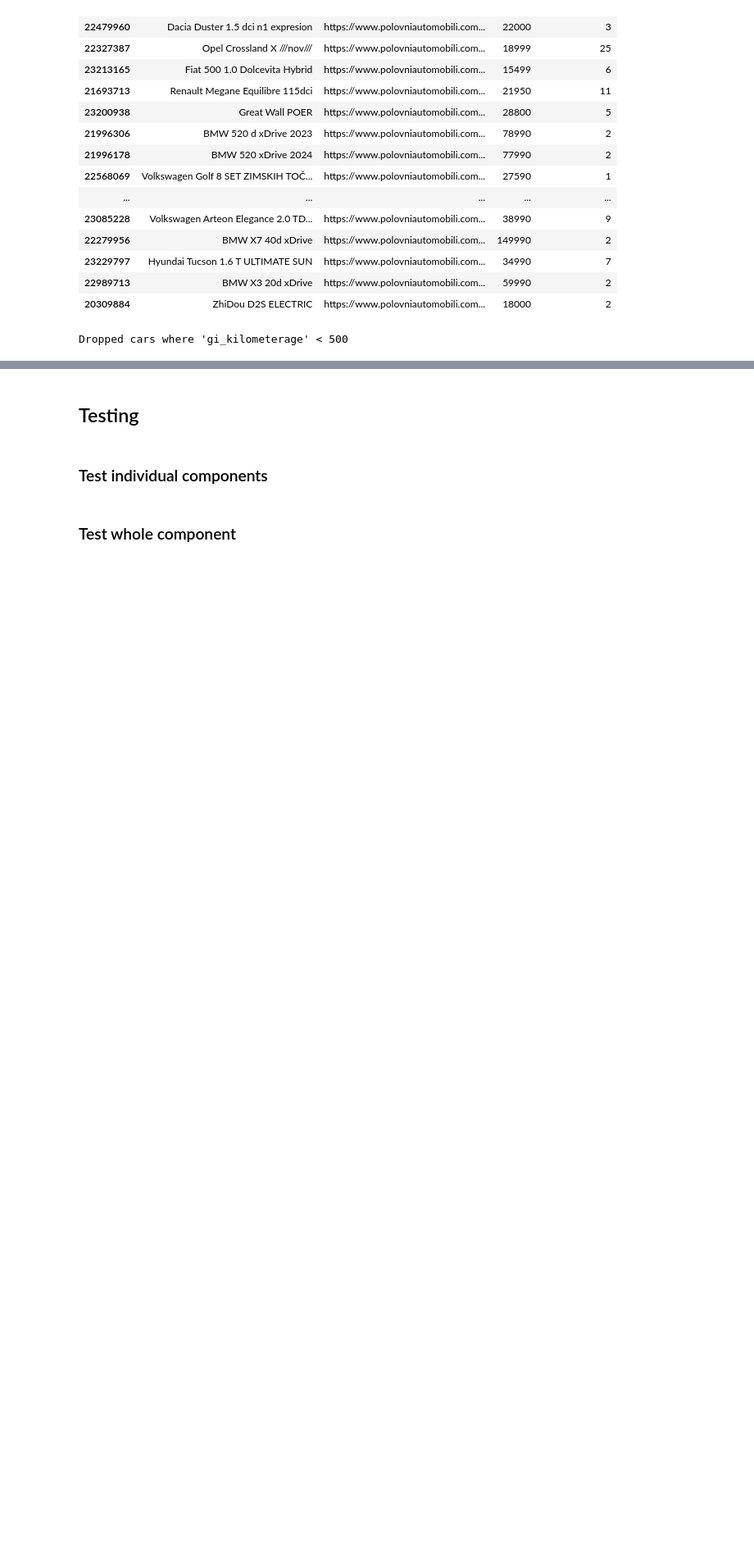
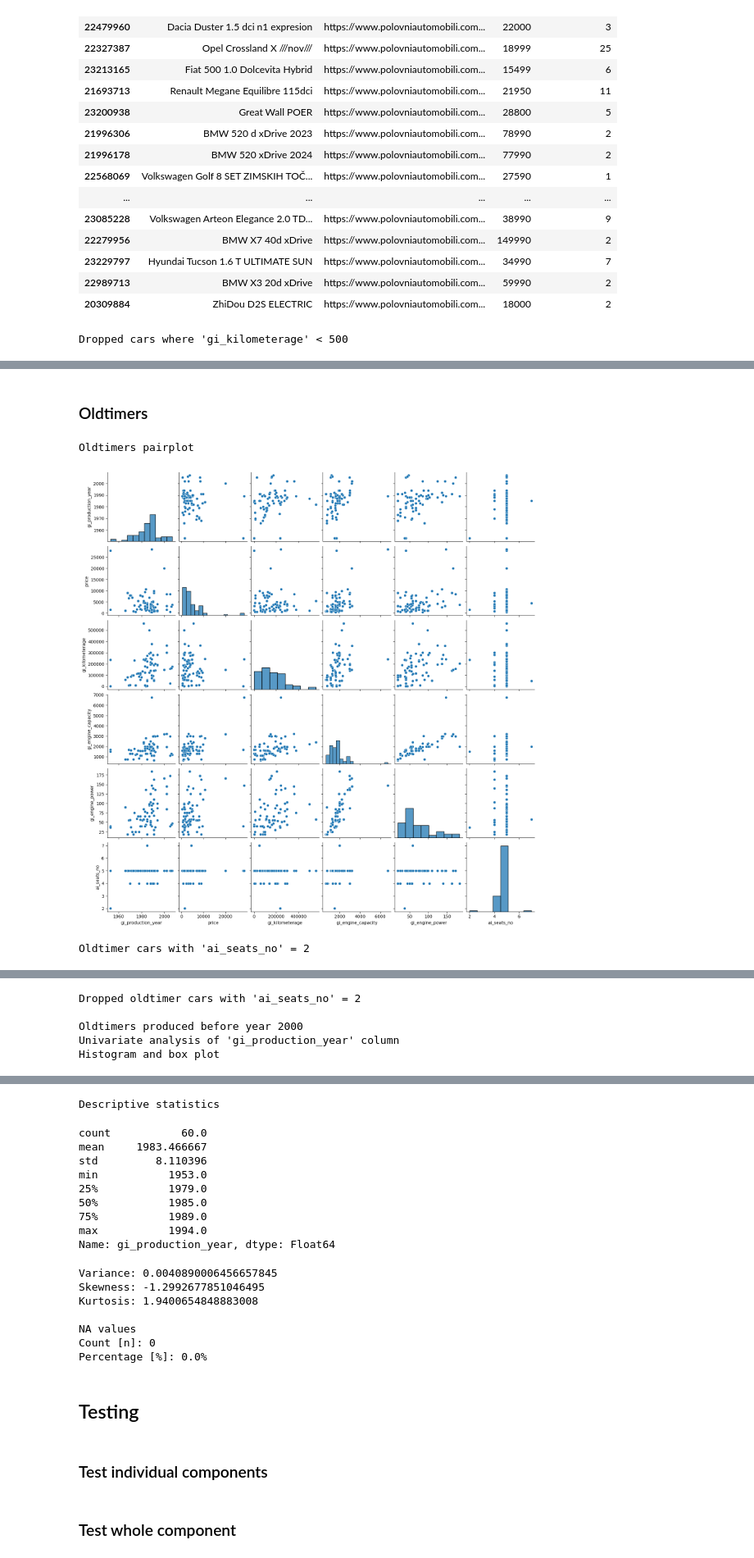
Before and after one commit to aleksa-radojicic/second_hand_car_price_prediction, a Jupyter notebook: notebooks/3_MultivariateAnalysis.ipynb, the cells around one changed output, grey strips where cells are left out. Shown: that part at 82% size. Drawn from its saved outputs; the diff is of its cells as text; code cells hidden in the pictures; blank space fills up the shorter version.

Commit message:
Analyzed oldtimer cars (MultivarA)

```diff
--- a/notebooks/3_MultivariateAnalysis.ipynb
+++ b/notebooks/3_MultivariateAnalysis.ipynb
@@ -163,0 +169,35 @@ Dropped cars where 'gi_kilometerage' < 500
+# %%
+@preprocess_init
+def ma_high_seats_cars_nb(
+    df: pd.DataFrame,
+    features_info: FeaturesInfo,
+    cols_nan_strategy: Dict[str, List[str]],
+    idx_to_remove: List[int],
+) -> Tuple[pd.DataFrame, FeaturesInfo, Dict[str, List[str]], List[int]]:
+
+    high_seats_no = 5
+    high_seats = df.loc[df.ai_seats_no > high_seats_no, ["name", "ai_seats_no"]]
+
+    print("Frequencies of 'ai_seats_no' of extreme high number of seats cars")
+    display(high_seats.ai_seats_no.value_counts())
+    print()
+
+    extreme_high_seats_no = 7
+    print(f"Cars where 'ai_seats_no' > {extreme_high_seats_no}")
+    more_than_7_seats = high_seats[high_seats.ai_seats_no > extreme_high_seats_no]
+    display(more_than_7_seats)
+    print()
+
+    df.drop(more_than_7_seats.index, axis=0, inplace=True)
+    print(f"Dropped cars where 'ai_seats_no' > {extreme_high_seats_no}")
+
+    idx_to_remove.extend(more_than_7_seats.index.tolist())
+
+    return df, features_info, cols_nan_strategy, idx_to_remove
+# %%
+df, features_info, cols_nan_strategy, idx_to_remove = ma_high_seats_cars_nb(
+    df=df,
+    features_info=features_info,
+    cols_nan_strategy=cols_nan_strategy,
+    idx_to_remove=idx_to_remove,
+)
@@ -163,0 +232,2 @@ Dropped cars where 'gi_kilometerage' < 500
+# %% [markdown]
+### Oldtimers
@@ -163,0 +285,11 @@ Dropped cars where 'gi_kilometerage' < 500
+# %%
+df, features_info, cols_nan_strategy, idx_to_remove = ma_oldtimers_nb(
+    df=df,
+    features_info=features_info,
+    cols_nan_strategy=cols_nan_strategy,
+    idx_to_remove=idx_to_remove,
+)
+# %% [output]
+Oldtimers pairplot
+[figure, added]
+Oldtimer cars with 'ai_seats_no' = 2
@@ -163,0 +299,5 @@ Dropped cars where 'gi_kilometerage' < 500
+Dropped oldtimer cars with 'ai_seats_no' = 2
+
+Oldtimers produced before year 2000
+Univariate analysis of 'gi_production_year' column
+Histogram and box plot
@@ -164,3 +305,20 @@ Dropped cars where 'gi_kilometerage' < 500
+Descriptive statistics
+count           60.0
+mean     1983.466667
+std         8.110396
+min           1953.0
+25%           1979.0
+50%           1985.0
+75%           1989.0
+max           1994.0
+Name: gi_production_year, dtype: Float64
+Variance: 0.0040890006456657845
+Skewness: -1.2992677851046495
+Kurtosis: 1.9400654848883008
+
+NA values
+Count [n]: 0
+Percentage [%]: 0.0%
 # %% [markdown]
 ## Testing
 # %% [markdown]
```
Also changed, not shown: parts of 6 cells of this notebook, 2 other files.
